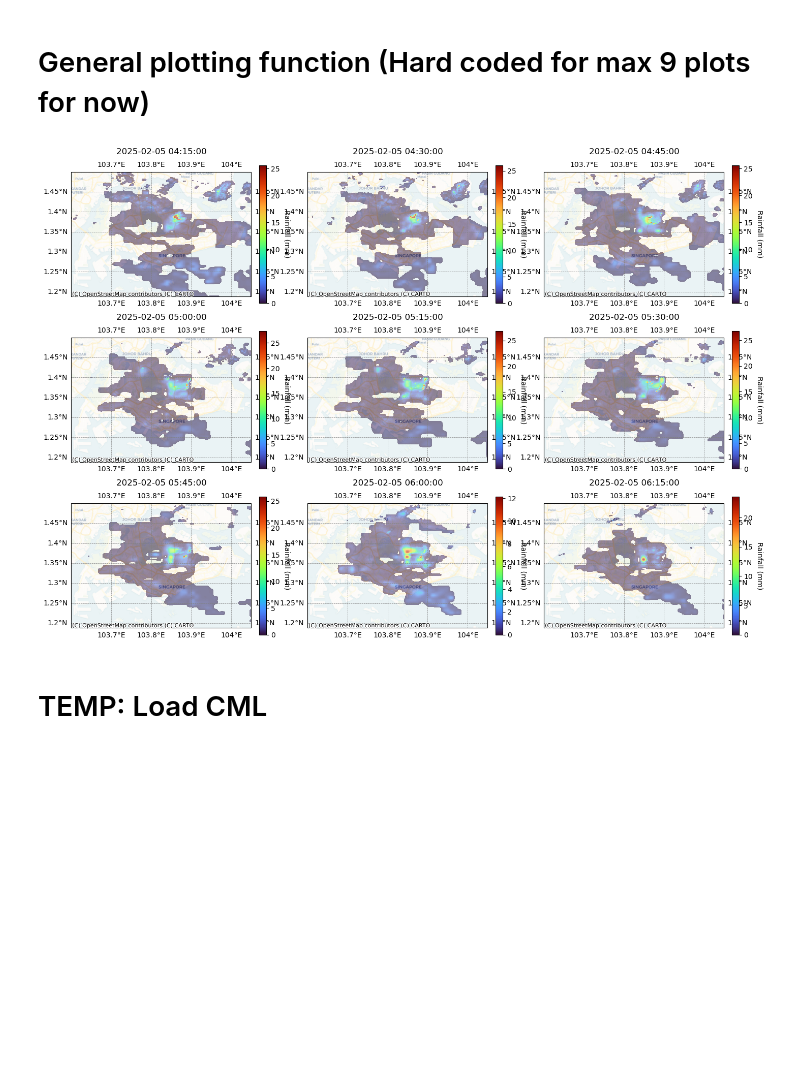
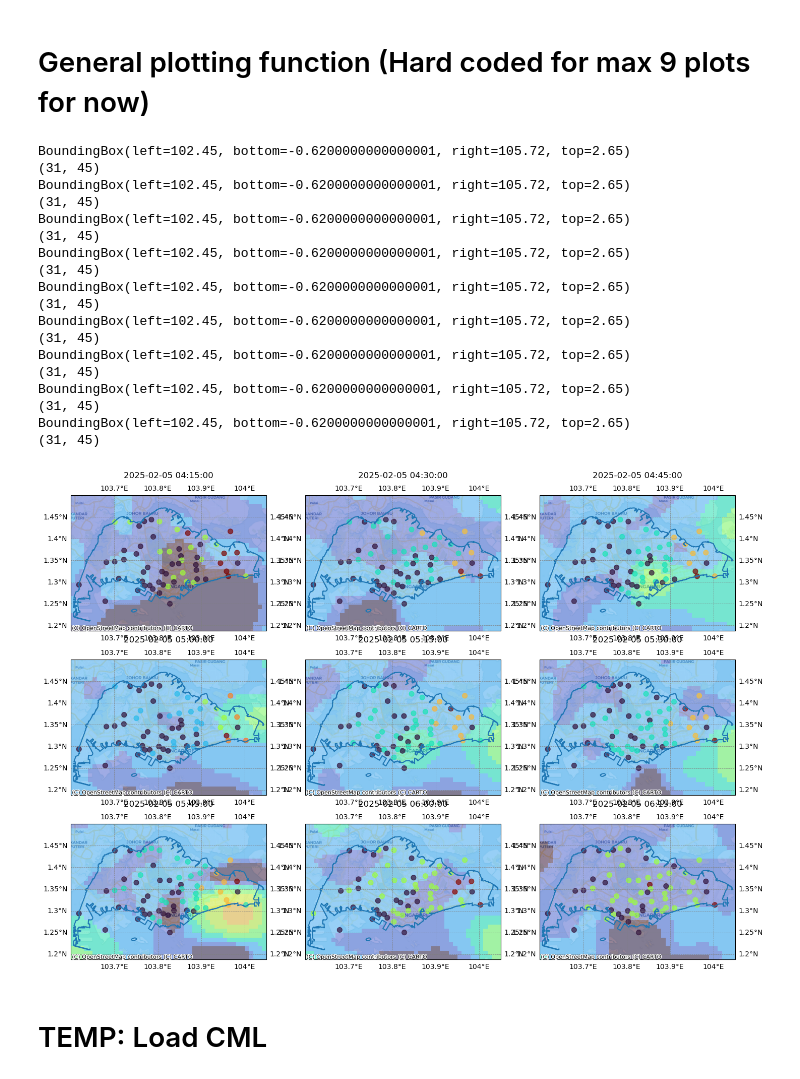
Before and after one commit to jylow/rainfall_data_fusion, a Jupyter notebook: miscel.ipynb, the cells around one changed output. Cells and saved outputs as stored; diff of their text form; code cells hidden in the pictures; blank space fills up the shorter version.

Commit message:
add singapore boundaries to plot

```diff
--- a/miscel.ipynb
+++ b/miscel.ipynb
@@ -169,6 +174,9 @@ time taken: 98.60849785804749
 # %% [markdown]
 # General plotting function (Hard coded for max 9 plots for now)
 # %%
+import cartopy
+import cartopy.io.shapereader as shpreader
+
 R = 3
 C = 3
 
@@ -176,36 +184,63 @@ fig, ax = plt.subplots(R, C, figsize=(17,12), sharex=True, sharey=True, subplot_
 
 bounds_singapore = {
   'left': 103.6,
   'right': 104.05,
   'top': 1.5,
   'bottom': 1.188
 }
 
 # #iterrate through rows
 # for index, row in merged_df.head(R * C).iterrows():
 #   node_df = pandas_to_geodataframe(row)
 #   radar_input = row[['data', 'bounds', 'crs', 'transform']]
 #   visualise_gauge_grid(node_df=node_df, ax=ax[int(index / 2)][index % 2])
 #   visualise_radar_grid(data=radar_input, ax=ax[int(index / 2)][index % 2], zoom=None, scaling=None, alpha=0.5, legend=False)
 #   cx.add_basemap(ax, crs=4326, source=cx.providers.CartoDB.Voyager)
 
 plt.plot()
 count = 0
 #single plot
+bounds = [0.1, 0.2, 0.5, 1, 2, 4, 7, 10, 20]
+norm = mpl.colors.BoundaryNorm(boundaries=bounds, ncolors=256, extend='both')
 for index, row in merged_df[332:].head(9).iterrows():
   a = count // 3
   b =count % 3
   timestamp = row['time_sgt']
   node_df = pandas_to_geodataframe(row)
   radar_input = row[['data', 'bounds', 'crs', 'transform']]
   ax[a][b].set_title(timestamp)
-  #visualise_gauge_grid(node_df=node_df, ax=ax[a][b])
-  im, axi = improved_visualise_radar_grid(data=radar_input, ax=ax[a][b], zoom=bounds_singapore, title=timestamp)
+  visualise_gauge_grid(node_df=node_df, ax=ax[a][b])
+  im, axi = improved_visualise_radar_grid(data=radar_input, ax=ax[a][b], zoom=bounds_singapore, title=timestamp, norm=norm)
   #visualise_radar_grid(data=radar_input, ax=ax[a][b], zoom=bounds_singapore, scaling=None, alpha=0.5, legend=False)
   cx.add_basemap(axi, crs=4326, source=cx.providers.CartoDB.Voyager, alpha=0.5)
+
+
+  # Get country borders
+  singapore = gpd.read_file('database/NationalMapPolygon.geojson')
+  singapore = singapore.loc[557:558, :] # perimeter bounds of singapore
+  singapore.boundary.plot(ax=ax[a][b])
+
   count += 1
 # %% [output]
+BoundingBox(left=102.45, bottom=-0.6200000000000001, right=105.72, top=2.65)
+(31, 45)
+BoundingBox(left=102.45, bottom=-0.6200000000000001, right=105.72, top=2.65)
+(31, 45)
+BoundingBox(left=102.45, bottom=-0.6200000000000001, right=105.72, top=2.65)
+(31, 45)
+BoundingBox(left=102.45, bottom=-0.6200000000000001, right=105.72, top=2.65)
+(31, 45)
+BoundingBox(left=102.45, bottom=-0.6200000000000001, right=105.72, top=2.65)
+(31, 45)
+BoundingBox(left=102.45, bottom=-0.6200000000000001, right=105.72, top=2.65)
+(31, 45)
+BoundingBox(left=102.45, bottom=-0.6200000000000001, right=105.72, top=2.65)
+(31, 45)
+BoundingBox(left=102.45, bottom=-0.6200000000000001, right=105.72, top=2.65)
+(31, 45)
+BoundingBox(left=102.45, bottom=-0.6200000000000001, right=105.72, top=2.65)
+(31, 45)
-[figure, old version]
+[figure, new version]
 # %% [markdown]
 # TEMP: Load CML
 # %%
```
Also changed, not shown: parts of 2 cells of this notebook.
